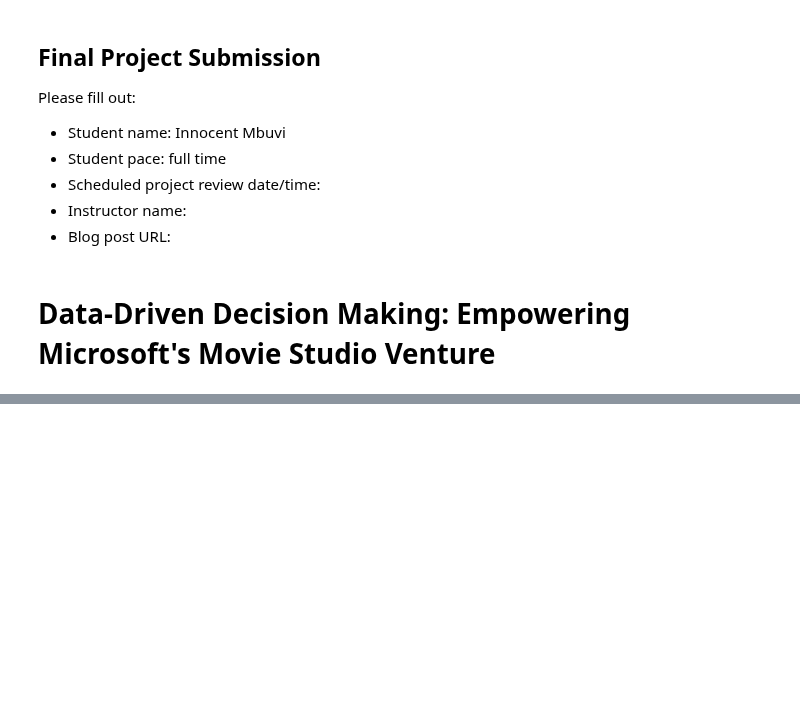
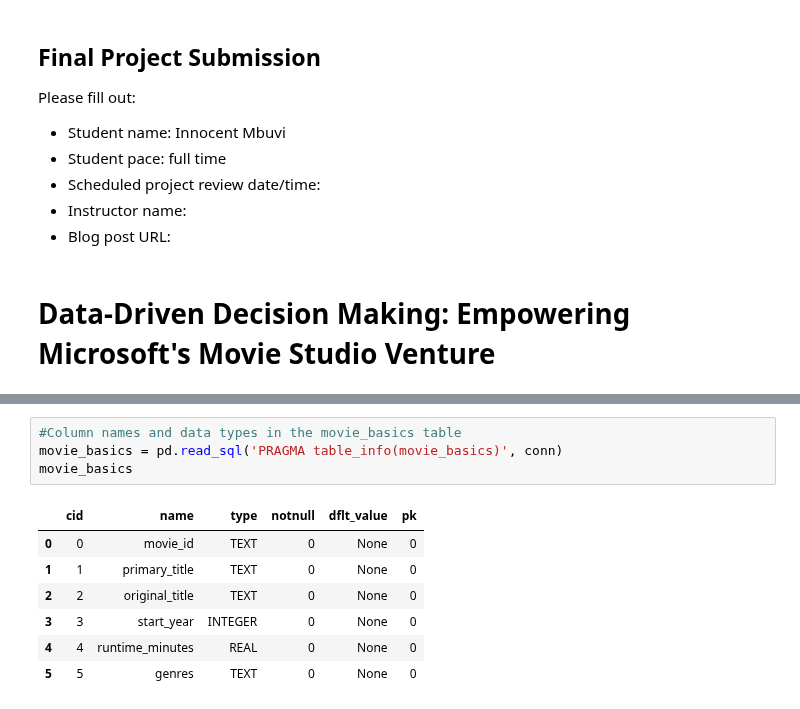
Before and after one commit to mbuvimuia/BoxOfficeInsights-MicrosoftStudio, a Jupyter notebook: student.ipynb, the cells around one changed output, grey strips where cells are left out. Cells and saved outputs as stored; diff of their text form; blank space fills up the shorter version.

```diff
--- a/student.ipynb
+++ b/student.ipynb
@@ -44,0 +168,12 @@ The insights from this analysis will help Microsoft make informed decisions on t
+# %%
+#Column names and data types in the movie_basics table
+movie_basics = pd.read_sql('PRAGMA table_info(movie_basics)', conn)
+movie_basics
+# %% [output]
+|  | cid | name | type | notnull | dflt_value | pk |
+| 0 | 0 | movie_id | TEXT | 0 | None | 0 |
+| 1 | 1 | primary_title | TEXT | 0 | None | 0 |
+| 2 | 2 | original_title | TEXT | 0 | None | 0 |
+| 3 | 3 | start_year | INTEGER | 0 | None | 0 |
+| 4 | 4 | runtime_minutes | REAL | 0 | None | 0 |
+| 5 | 5 | genres | TEXT | 0 | None | 0 |
```
Also changed, not shown: parts of 71 cells of this notebook.
